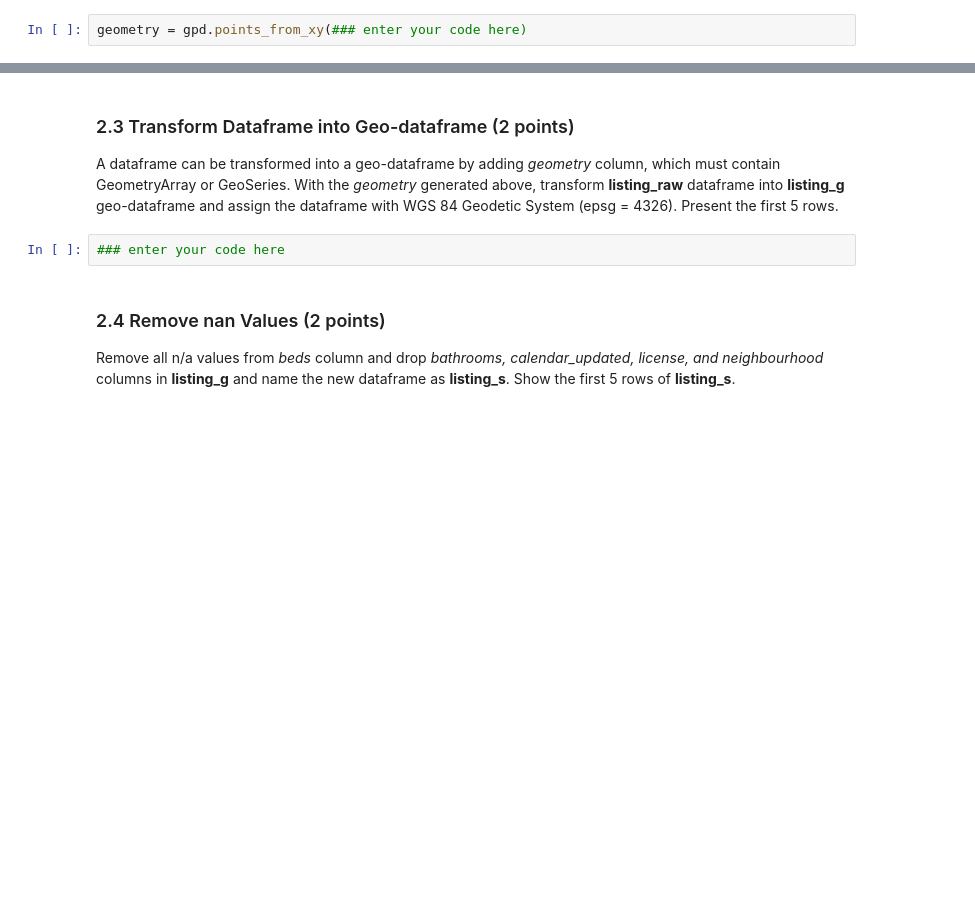
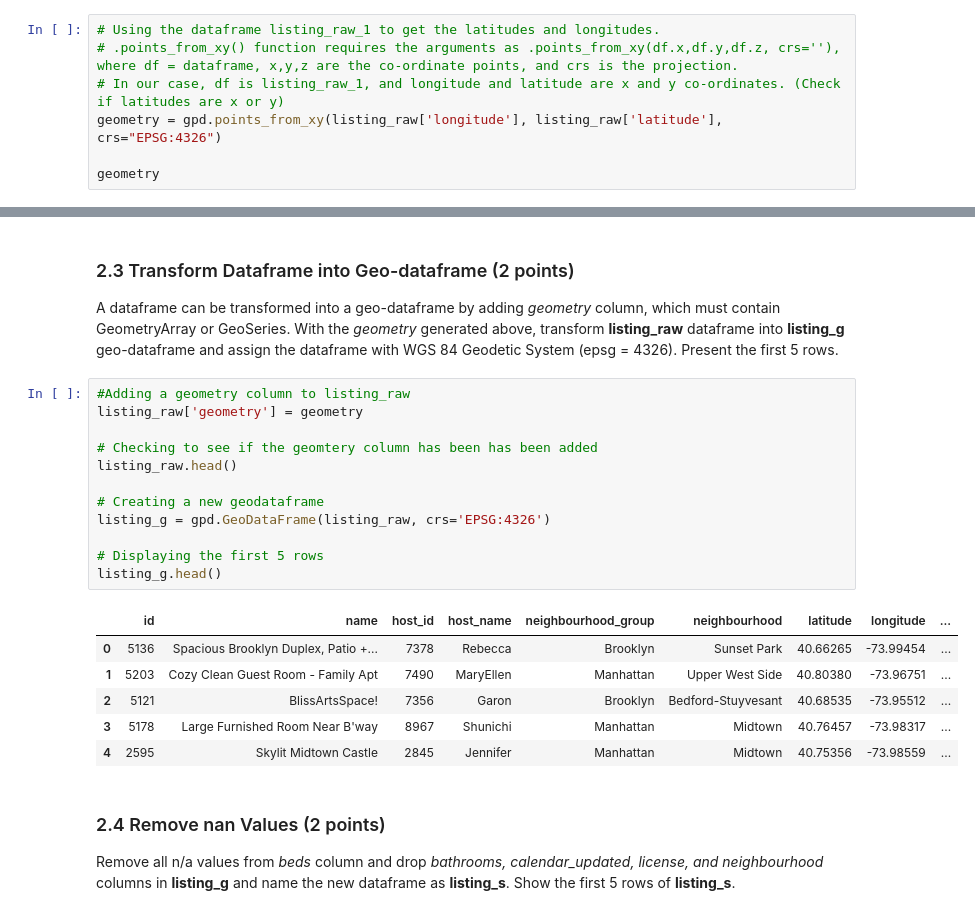
Before and after one commit to drizzzle11/4680_5680_intro_uds, a Jupyter notebook: Homework/HW1.ipynb, the cells around one changed output, grey strips where cells are left out. Saved outputs shown, nothing was run; the diff lists cells and outputs as text; blank space fills up the shorter version.

```diff
--- a/Homework/HW1.ipynb
+++ b/Homework/HW1.ipynb
@@ -73,4 +128,9 @@ To conduct geospatial analysis, the geospatial information must be specified. Fo
 
 Now generate an GeometryArray based on the *latitude* and *longitude* columns in **listing_raw** and name the GeometryArray as **geometry**.
 # %%
-geometry = gpd.points_from_xy(### enter your code here)
+# Using the dataframe listing_raw_1 to get the latitudes and longitudes.
+# .points_from_xy() function requires the arguments as .points_from_xy(df.x,df.y,df.z, crs=''), where df = dataframe, x,y,z are the co-ordinate points, and crs is the projection.
+# In our case, df is listing_raw_1, and longitude and latitude are x and y co-ordinates. (Check if latitudes are x or y)
+geometry = gpd.points_from_xy(listing_raw['longitude'], listing_raw['latitude'], crs="EPSG:4326")
+
+geometry
@@ -78,7 +150,24 @@ geometry = gpd.points_from_xy(### enter your code here)
 ### 2.3 Transform Dataframe into Geo-dataframe (2 points)
 A dataframe can be transformed into a geo-dataframe by adding *geometry* column, which must contain GeometryArray or GeoSeries. With the *geometry* generated above, transform **listing_raw** dataframe into **listing_g** geo-dataframe and assign the dataframe with WGS 84 Geodetic System (epsg = 4326). Present the first 5 rows.
 # %%
-### enter your code here
+#Adding a geometry column to listing_raw
+listing_raw['geometry'] = geometry
+
+# Checking to see if the geomtery column has been has been added
+listing_raw.head()
+
+# Creating a new geodataframe
+listing_g = gpd.GeoDataFrame(listing_raw, crs='EPSG:4326')
+
+# Displaying the first 5 rows
+listing_g.head()
+# %% [output]
+|  | id | name | host_id | host_name | neighbourhood_group | neighbourhood | latitude | longitude | ... |
+| 0 | 5136 | Spacious Brooklyn Duplex, Patio +... | 7378 | Rebecca | Brooklyn | Sunset Park | 40.66265 | -73.99454 | ... |
+| 1 | 5203 | Cozy Clean Guest Room - Family Apt | 7490 | MaryEllen | Manhattan | Upper West Side | 40.80380 | -73.96751 | ... |
+| 2 | 5121 | BlissArtsSpace! | 7356 | Garon | Brooklyn | Bedford-Stuyvesant | 40.68535 | -73.95512 | ... |
+| 3 | 5178 | Large Furnished Room Near B'way | 8967 | Shunichi | Manhattan | Midtown | 40.76457 | -73.98317 | ... |
+| 4 | 2595 | Skylit Midtown Castle | 2845 | Jennifer | Manhattan | Midtown | 40.75356 | -73.98559 | ... |
 # %% [markdown]
 ### 2.4 Remove nan Values (2 points)
 Remove all n/a values from *beds* column and drop *bathrooms, calendar_updated, license, and neighbourhood* columns in **listing_g** and name the new dataframe as **listing_s**. Show the first 5 rows of **listing_s**.
```
Also changed, not shown: parts of 7 cells of this notebook, 7 other files.
